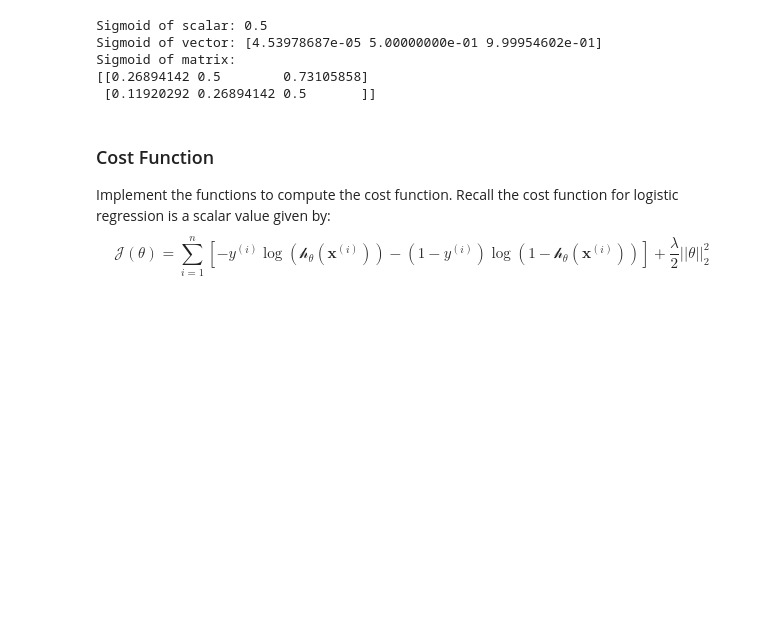
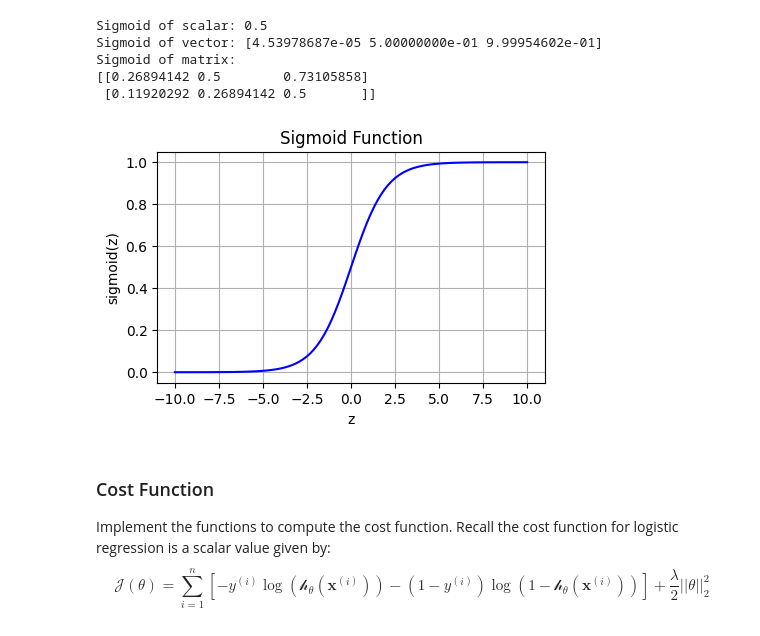
Before and after one commit to tinahalimi/CHW2_ML, a Jupyter notebook: Q3.ipynb, the cells around one changed output. Drawn from its saved outputs; the diff is of its cells as text; code cells hidden in the pictures; blank space fills up the shorter version.

```diff
--- a/Q3.ipynb
+++ b/Q3.ipynb
@@ -129,6 +129,19 @@ Sigmoid of vector: [4.53978687e-05 5.00000000e-01 9.99954602e-01]
 Sigmoid of matrix:
 [[0.26894142 0.5        0.73105858]
  [0.11920292 0.26894142 0.5       ]]
+# %%
+z_values = np.linspace(-10, 10, 100)
+sigmoid_values = sigmoid(z_values)
+
+plt.figure(figsize=(5, 3))
+plt.plot(z_values, sigmoid_values, color='blue')
+plt.title('Sigmoid Function')
+plt.xlabel('z')
+plt.ylabel('sigmoid(z)')
+plt.grid(True)
+plt.show()
+# %% [output]
+[figure, added]
 # %% [markdown]
 ### Cost Function
 Implement the functions to compute the cost function. Recall the cost function for logistic regression is a scalar value given by:
```
